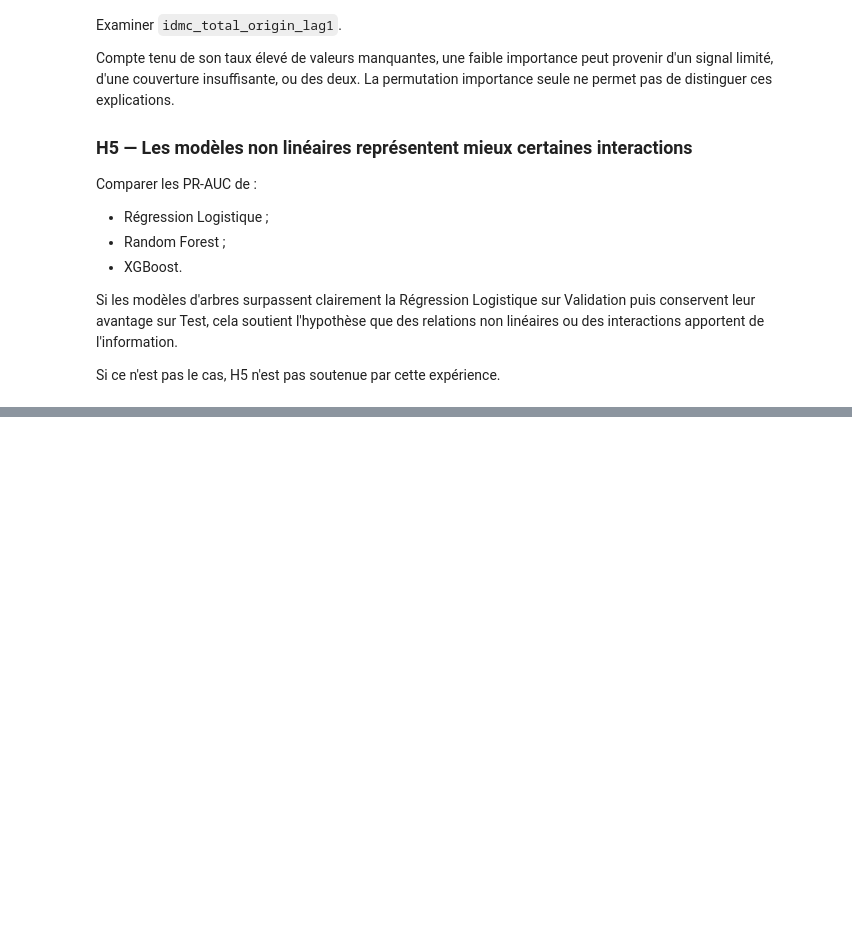
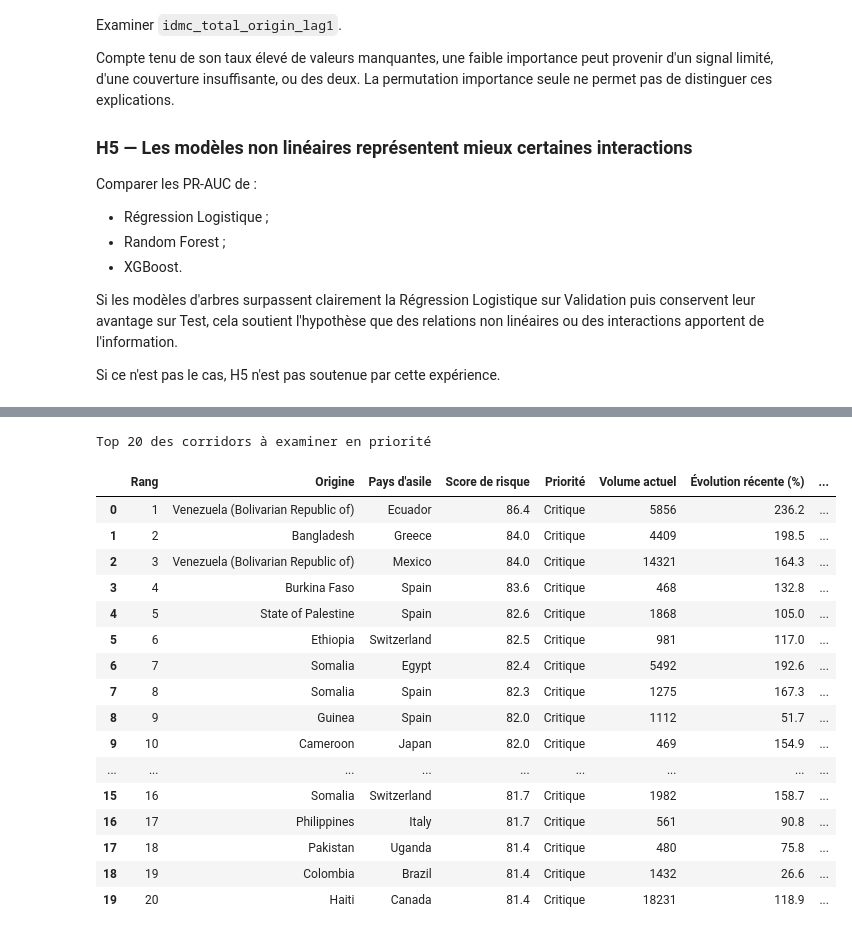
Before and after one commit to YnaPqt/Projet-UNHCR-ML, a Jupyter notebook: notebooks/Etape8_Machine_Learning.ipynb, the cells around one changed output, grey strips where cells are left out. Drawn from its saved outputs; the diff is of its cells as text; code cells hidden in the pictures; blank space fills up the shorter version.

```diff
--- a/notebooks/Etape8_Machine_Learning.ipynb
+++ b/notebooks/Etape8_Machine_Learning.ipynb
@@ -1105,0 +1300,20 @@ Le résultat du notebook devra être interprété comme un **prototype de scorin
+# %%
+def signal_principal(row):
+    two_up = row.get("two_consecutive_increases")
+    acceleration = row.get("acceleration")
+    growth = row.get("growth_past_1")
+    change = row.get("absolute_change_past_1")
+
+    if pd.notna(two_up) and two_up == 1 and pd.notna(acceleration) and acceleration > 0:
+        return "Accélération + deux hausses consécutives"
+    if pd.notna(two_up) and two_up == 1:
+        return "Deux hausses annuelles consécutives"
+    if pd.notna(acceleration) and acceleration > 0:
+        return "Accélération du volume"
+    if pd.notna(growth) and growth >= 0.30:
+        return "Croissance récente ≥ 30 %"
+    if pd.notna(change) and change >= 100:
+        return "Hausse récente ≥ 100"
+    return "Signal limité dans les indicateurs récents"
+
+scoring_2025["signal_principal"] = scoring_2025.apply(signal_principal, axis=1)
@@ -1105,0 +1328,57 @@ Le résultat du notebook devra être interprété comme un **prototype de scorin
+# %%
+origin_col = "coo_name" if "coo_name" in scoring_2025.columns else "coo_id"
+asylum_col = "coa_name" if "coa_name" in scoring_2025.columns else "coa_id"
+
+priority_table = (
+    scoring_2025
+    .sort_values("score_risque", ascending=False)
+    .reset_index(drop=True)
+)
+
+priority_table["rang"] = priority_table.index + 1
+
+priority_view = priority_table[
+    [
+        "rang", origin_col, asylum_col, "score_risque", "priorite",
+        "applied", "growth_past_1", "signal_principal", "action_analyste"
+    ]
+].copy()
+
+priority_view = priority_view.rename(columns={
+    "rang": "Rang",
+    origin_col: "Origine",
+    asylum_col: "Pays d'asile",
+    "score_risque": "Score de risque",
+    "priorite": "Priorité",
+    "applied": "Volume actuel",
+    "growth_past_1": "Évolution récente (%)",
+    "signal_principal": "Signal principal",
+    "action_analyste": "Action analyste",
+})
+
+priority_view["Score de risque"] = priority_view["Score de risque"].round(1)
+priority_view["Évolution récente (%)"] = (
+    priority_view["Évolution récente (%)"] * 100
+).round(1)
+
+print("Top 20 des corridors à examiner en priorité")
+display(priority_view.head(20))
+# %% [output]
+Top 20 des corridors à examiner en priorité
+|  | Rang | Origine | Pays d'asile | Score de risque | Priorité | Volume actuel | Évolution récente (%) | ... |
+| 0 | 1 | Venezuela (Bolivarian Republic of) | Ecuador | 86.4 | Critique | 5856 | 236.2 | ... |
+| 1 | 2 | Bangladesh | Greece | 84.0 | Critique | 4409 | 198.5 | ... |
+| 2 | 3 | Venezuela (Bolivarian Republic of) | Mexico | 84.0 | Critique | 14321 | 164.3 | ... |
+| 3 | 4 | Burkina Faso | Spain | 83.6 | Critique | 468 | 132.8 | ... |
+| 4 | 5 | State of Palestine | Spain | 82.6 | Critique | 1868 | 105.0 | ... |
+| 5 | 6 | Ethiopia | Switzerland | 82.5 | Critique | 981 | 117.0 | ... |
+| 6 | 7 | Somalia | Egypt | 82.4 | Critique | 5492 | 192.6 | ... |
+| 7 | 8 | Somalia | Spain | 82.3 | Critique | 1275 | 167.3 | ... |
+| 8 | 9 | Guinea | Spain | 82.0 | Critique | 1112 | 51.7 | ... |
+| 9 | 10 | Cameroon | Japan | 82.0 | Critique | 469 | 154.9 | ... |
+| ... | ... | ... | ... | ... | ... | ... | ... | ... |
+| 15 | 16 | Somalia | Switzerland | 81.7 | Critique | 1982 | 158.7 | ... |
+| 16 | 17 | Philippines | Italy | 81.7 | Critique | 561 | 90.8 | ... |
+| 17 | 18 | Pakistan | Uganda | 81.4 | Critique | 480 | 75.8 | ... |
+| 18 | 19 | Colombia | Brazil | 81.4 | Critique | 1432 | 26.6 | ... |
+| 19 | 20 | Haiti | Canada | 81.4 | Critique | 18231 | 118.9 | ... |
```
Also changed, not shown: parts of 42 cells of this notebook, 2 other files.
